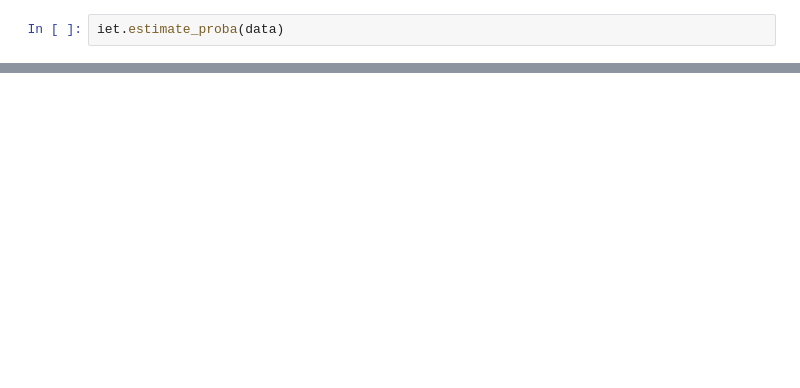
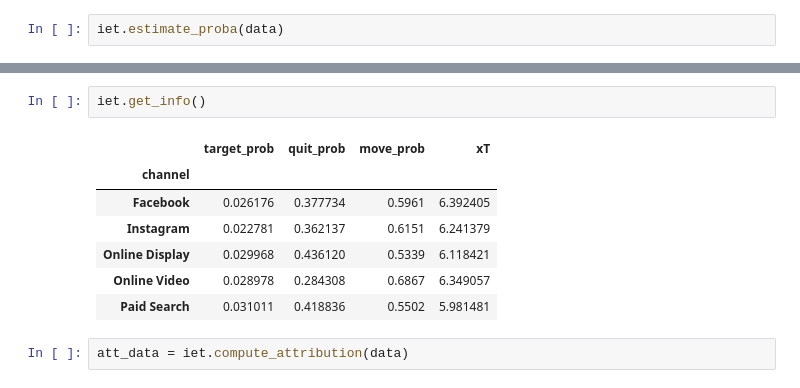
Before and after one commit to dandolodavid/iET, a Jupyter notebook: notebook/iET.ipynb, the cells around one changed output, grey strips where cells are left out. Drawn from its saved outputs; the diff is of its cells as text; blank space fills up the shorter version.

```diff
--- a/notebook/iET.ipynb
+++ b/notebook/iET.ipynb
@@ -38,0 +57,12 @@ scores
+# %%
+iet.get_info()
+# %% [output]
+|  | target_prob | quit_prob | move_prob | xT |
+| channel |  |  |  |  |
+| Facebook | 0.026176 | 0.377734 | 0.5961 | 6.392405 |
+| Instagram | 0.022781 | 0.362137 | 0.6151 | 6.241379 |
+| Online Display | 0.029968 | 0.436120 | 0.5339 | 6.118421 |
+| Online Video | 0.028978 | 0.284308 | 0.6867 | 6.349057 |
+| Paid Search | 0.031011 | 0.418836 | 0.5502 | 5.981481 |
+# %%
+att_data = iet.compute_attribution(data)
```
Also changed, not shown: parts of 13 cells of this notebook, 5 other files.
